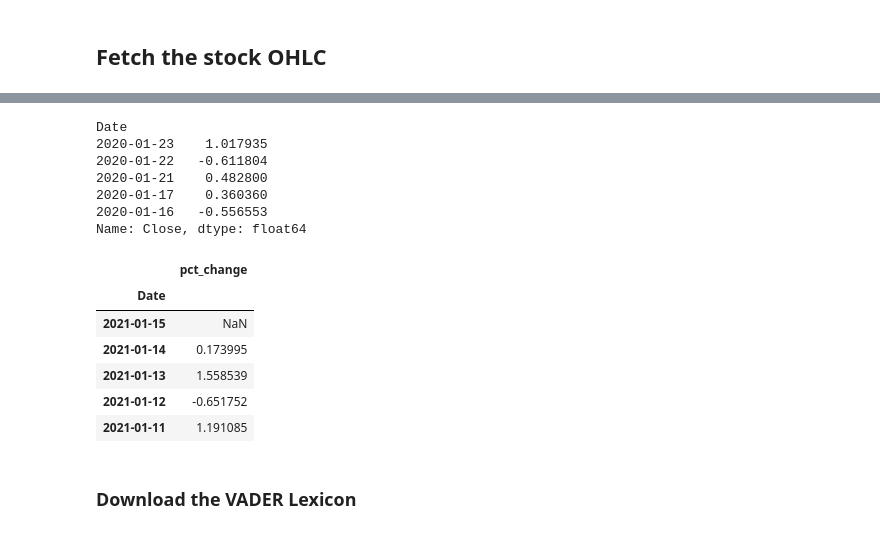
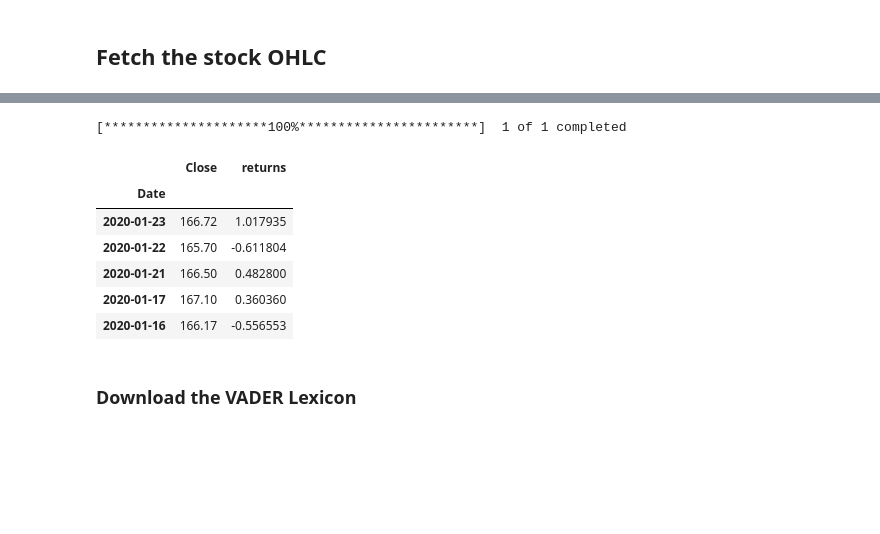
Before and after one commit to albertlk/4A_Trading, a Jupyter notebook: v3_stock_api_sentiment_analysis.ipynb, the cells around one changed output, grey strips where cells are left out. Cells and saved outputs as stored; diff of their text form; code cells hidden in the pictures; blank space fills up the shorter version.

```diff
--- a/copy_stock_api_sentiment_analysis.ipynb
+++ b/v3_stock_api_sentiment_analysis.ipynb
@@ -27,6 +28,13 @@ or from the matplotlib source distribution
 ## Fetch the stock OHLC
 # %%
 # Yahoo finance is used
-stock_data= yf.download(tickers= 'MSFT', period= '1y')
-stock_data.tail()
-# stock_data.to_csv('stock_data.csv')
+def fetch_ticker_data(ticker):
+    stock_data= yf.download(tickers= ticker, period= '1y')
+
+    stock_data.sort_index(ascending= False, inplace= True)
+
+    stock_close= pd.DataFrame (round (stock_data['Close'], 2))
+
+    stock_close['returns']= stock_close.pct_change()*100
+
+    return stock_close
@@ -65,30 +41,15 @@ Name: Close, dtype: float64
-# %%
-# Calculate the daily returns
-returns= stock_close.pct_change()*100
-returns.tail()
-# %% [output]
-Date
-2020-01-23    1.017935
-2020-01-22   -0.611804
-2020-01-21    0.482800
-2020-01-17    0.360360
-2020-01-16   -0.556553
-Name: Close, dtype: float64
-# %%
-# Convert to a dataframe and sort by descending date
-returns_df= pd.DataFrame(returns)
-returns_df.sort_index(ascending= False, inplace= True)
-
-returns_df.rename(columns= {'Close':'pct_change'}, inplace= True)
-returns_df.head()
-# %% [output]
-|  | pct_change |
-| Date |  |
-| 2021-01-15 | NaN |
-| 2021-01-14 | 0.173995 |
-| 2021-01-13 | 1.558539 |
-| 2021-01-12 | -0.651752 |
-| 2021-01-11 | 1.191085 |
+# %%
+returns= fetch_ticker_data('MSFT')
+returns.tail()
+# %% [output]
+[*********************100%***********************]  1 of 1 completed
+|  | Close | returns |
+| Date |  |  |
+| 2020-01-23 | 166.72 | 1.017935 |
+| 2020-01-22 | 165.70 | -0.611804 |
+| 2020-01-21 | 166.50 | 0.482800 |
+| 2020-01-17 | 167.10 | 0.360360 |
+| 2020-01-16 | 166.17 | -0.556553 |
 # %% [markdown]
 ### Download the VADER Lexicon
 # %%
```
Also changed, not shown: parts of 51 cells of this notebook, 1 other file.
